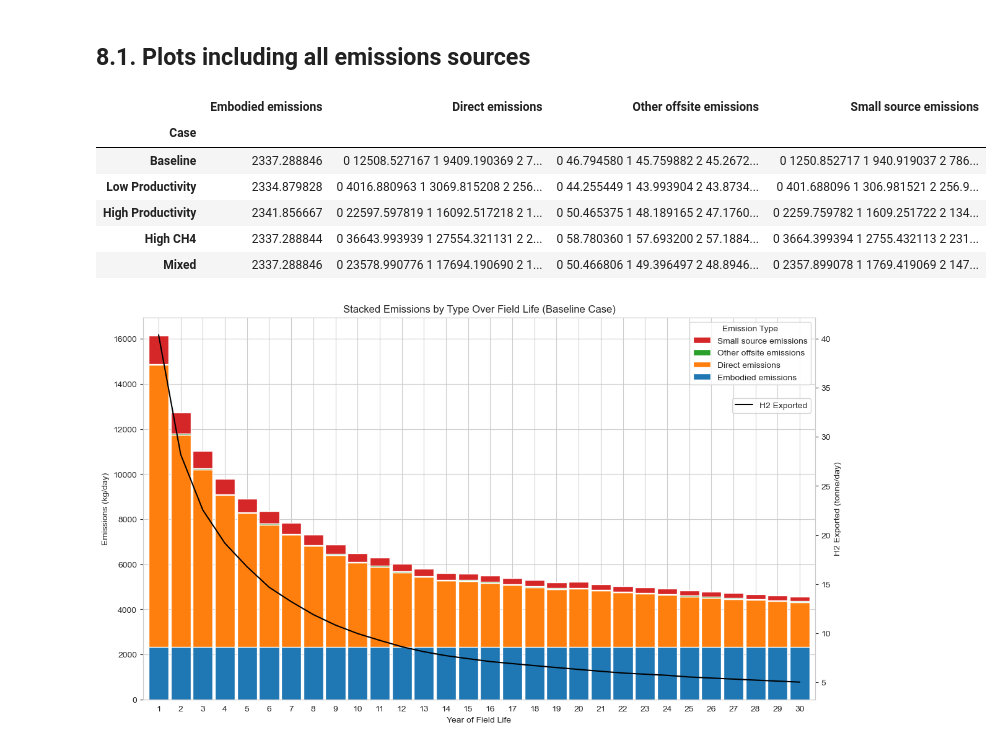
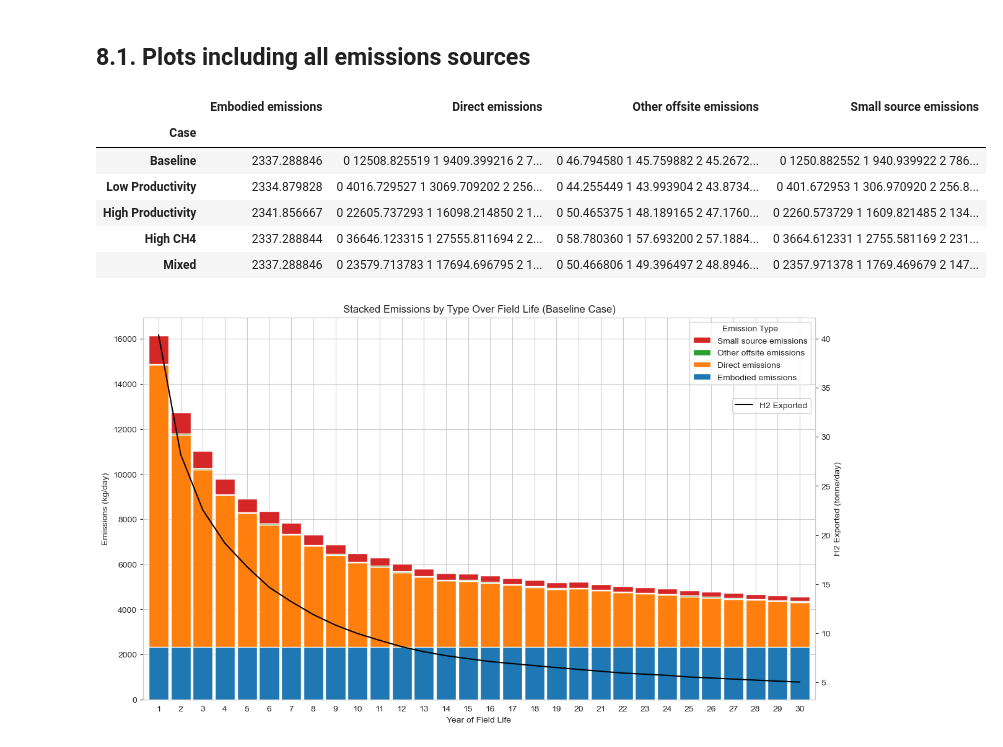
Before and after one commit to tblackfd/Geologic-Hydrogen-LCA-TEA, a Jupyter notebook: BrandtModelReplication_v0_2.ipynb, the cells around one changed output. Cells and saved outputs as stored; diff of their text form; code cells hidden in the pictures.

```diff
--- a/BrandtModelReplication_v0_2.ipynb
+++ b/BrandtModelReplication_v0_2.ipynb
@@ -54,6 +54,8 @@ Key assumptions are:
 # %% [markdown]
 # Constants/Assumptions for Calculations
 # %%
+well_productivity_default = 1.3333 #BCF/well. Default assumption in Brandt's analysis
+
 GWP_H2_default = 5 #Global Warming Potential of H2, relative to CO2, to enable CO2e calculations. From Brandt OPGEE file: "Low value from Derwent et al. 2020, of 5.0. High value of 10.9 from Warwick et al. 2022."
 GWP_CH4 = 25 #Global Warming Potential of methane. 100-year basis, IPCC 2007 AR4, per Brandt OPGEE file.
 
@@ -865,11 +960,13 @@ def calculate_total_production_vent_emissions(case, sensitivity_variables =None,
                                     mol_frac_H2 * molecular_weights_gases.loc['H2', 'Molecular Weight (g/mol)'] +
                                     mol_frac_H2O * molecular_weights_gases.loc['H2O', 'Molecular Weight (g/mol)']) #g/mol
 
-    field_cumulative_gass_production_mass = reservoir_df.loc[case, 'Raw Gas EUR, BCF'] * 1E9 * mol_per_SCF * MW_gas_upstream_separator / 1E6 #tonnes
+    reservoir_df = generate_reservoir_data(sensitivity_variables)
 
-    apportioned_completion_emissions_H2 = total_gas_mass_flow_upstream_separator / field_cumulative_gass_production_mass * total_completion_emissions_H2 #tonnes/day
-    apportioned_completion_emissions_CH4 = total_gas_mass_flow_upstream_separator / field_cumulative_gass_production_mass * total_completion_emissions_CH4 #tonnes/day
-    apportioned_completion_emissions_CO2 = total_gas_mass_flow_upstream_separator / field_cumulative_gass_production_mass * total_completion_emissions_CO2 #tonnes/day
+    field_cumulative_gas_production_mass = reservoir_df.loc[case, 'Raw Gas EUR, BCF'] * 1E9 * mol_per_SCF * MW_gas_upstream_separator / 1E6 #tonnes
+
+    apportioned_completion_emissions_H2 = total_gas_mass_flow_upstream_separator / field_cumulative_gas_production_mass * total_completion_emissions_H2 #tonnes/day
+    apportioned_completion_emissions_CH4 = total_gas_mass_flow_upstream_separator / field_cumulative_gas_production_mass * total_completion_emissions_CH4 #tonnes/day
+    apportioned_completion_emissions_CO2 = total_gas_mass_flow_upstream_separator / field_cumulative_gas_production_mass * total_completion_emissions_CO2 #tonnes/day
 
     total_completion_flowback_emissions_per_day = apportioned_completion_emissions_H2 + apportioned_completion_emissions_CH4 + apportioned_completion_emissions_CO2  #tonnes/day
 
@@ -894,7 +991,7 @@ def calculate_total_production_vent_emissions(case, sensitivity_variables =None,
 
     total_workover_emissions_CH4 = workovers_historic_mean_emissions_CH4 * total_number_workovers #tonnes CH4
 
-    total_workover_flowback_emissions_per_day = total_gas_mass_flow_upstream_separator / field_cumulative_gass_production_mass * total_workover_emissions_CH4 #tonnes/day
+    total_workover_flowback_emissions_per_day = total_gas_mass_flow_upstream_separator / field_cumulative_gas_production_mass * total_workover_emissions_CH4 #tonnes/day
 
     production_vent_workover_loss_rate = total_workover_flowback_emissions_per_day * 1000 / (total_gas_mass_flow_upstream_separator* 1000) * emissions_factor_correction #fraction of total gas mass flow
 
@@ -4865,7 +4958,7 @@ Total hydrogen produced over lifetime of the field in  Baseline  case: 115903901
 ## 7.4 Calculate and Store Emissions Results for All Cases
 # %%
 # First, define the cases based on the reservoir data dataframe:
-cases = reservoir_data['Case']
+cases = cases # The list of cases is definied in the "Define/Assume Reservoir Conditions" section
 
 # Gather data for each case
 emissions_data = [calculate_total_emissions(case) for case in cases]
@@ -5686,41 +5779,40 @@ plt.show()
 # %%
 #First summarise all of the emissions data in a single DataFrame
 
-# Define your cases based on the reservoir data
-cases = reservoir_data['Case']
+cases = cases # Cases are defined in the "Define/Assume Reservoir Conditions" section
 
 # Initialize a list to store results for each case
 emissions_summary_by_case = []
 
 # Loop through each case and calculate emissions
 for case in cases:
     # Calculate emissions for each case
     emissions_data = calculate_total_emissions(case)
 
     # Organize data into a dictionary for DataFrame creation
     emissions_summary_by_case.append({
         'Case': case,
         'Embodied emissions': emissions_data['Total embodied emissions kgCO2e/day'],
         'Direct emissions': emissions_data['Total direct emissions kgCO2e/day'],
         'Other offsite emissions': emissions_data['Total other offsite emissions kgCO2e/day'],
         'Small source emissions': emissions_data['Total small source emissions kgCO2e/day'],
         # 'Total emissions': emissions_data['Total Emissions kgCO2e/day']
     })
 
 # Convert the list of dictionaries into a DataFrame
 emissions_df = pd.DataFrame(emissions_summary_by_case)
 emissions_df.set_index('Case', inplace=True)
 
 # Display the DataFrame
 emissions_df.head()
 # %% [output]
 |  | Embodied emissions | Direct emissions | Other offsite emissions | Small source emissions |
 | Case |  |  |  |  |
-| Baseline | 2337.288846 | 0 12508.527167 1 9409.190369 2 7... | 0 46.794580 1 45.759882 2 45.2672... | 0 1250.852717 1 940.919037 2 786... |
-| Low Productivity | 2334.879828 | 0 4016.880963 1 3069.815208 2 256... | 0 44.255449 1 43.993904 2 43.8734... | 0 401.688096 1 306.981521 2 256.9... |
-| High Productivity | 2341.856667 | 0 22597.597819 1 16092.517218 2 1... | 0 50.465375 1 48.189165 2 47.1760... | 0 2259.759782 1 1609.251722 2 134... |
-| High CH4 | 2337.288844 | 0 36643.993939 1 27554.321131 2 2... | 0 58.780360 1 57.693200 2 57.1884... | 0 3664.399394 1 2755.432113 2 231... |
-| Mixed | 2337.288846 | 0 23578.990776 1 17694.190690 2 1... | 0 50.466806 1 49.396497 2 48.8946... | 0 2357.899078 1 1769.419069 2 147... |
+| Baseline | 2337.288846 | 0 12508.825519 1 9409.399216 2 7... | 0 46.794580 1 45.759882 2 45.2672... | 0 1250.882552 1 940.939922 2 786... |
+| Low Productivity | 2334.879828 | 0 4016.729527 1 3069.709202 2 256... | 0 44.255449 1 43.993904 2 43.8734... | 0 401.672953 1 306.970920 2 256.8... |
+| High Productivity | 2341.856667 | 0 22605.737293 1 16098.214850 2 1... | 0 50.465375 1 48.189165 2 47.1760... | 0 2260.573729 1 1609.821485 2 134... |
+| High CH4 | 2337.288844 | 0 36646.123315 1 27555.811694 2 2... | 0 58.780360 1 57.693200 2 57.1884... | 0 3664.612331 1 2755.581169 2 231... |
+| Mixed | 2337.288846 | 0 23579.713783 1 17694.696795 2 1... | 0 50.466806 1 49.396497 2 48.8946... | 0 2357.971378 1 1769.469679 2 147... |
 # %%
 #Now create a function to plot total emissions over time as a stacked bar chart of the different emission types:
 
```
Also changed, not shown: parts of 26 cells of this notebook.
